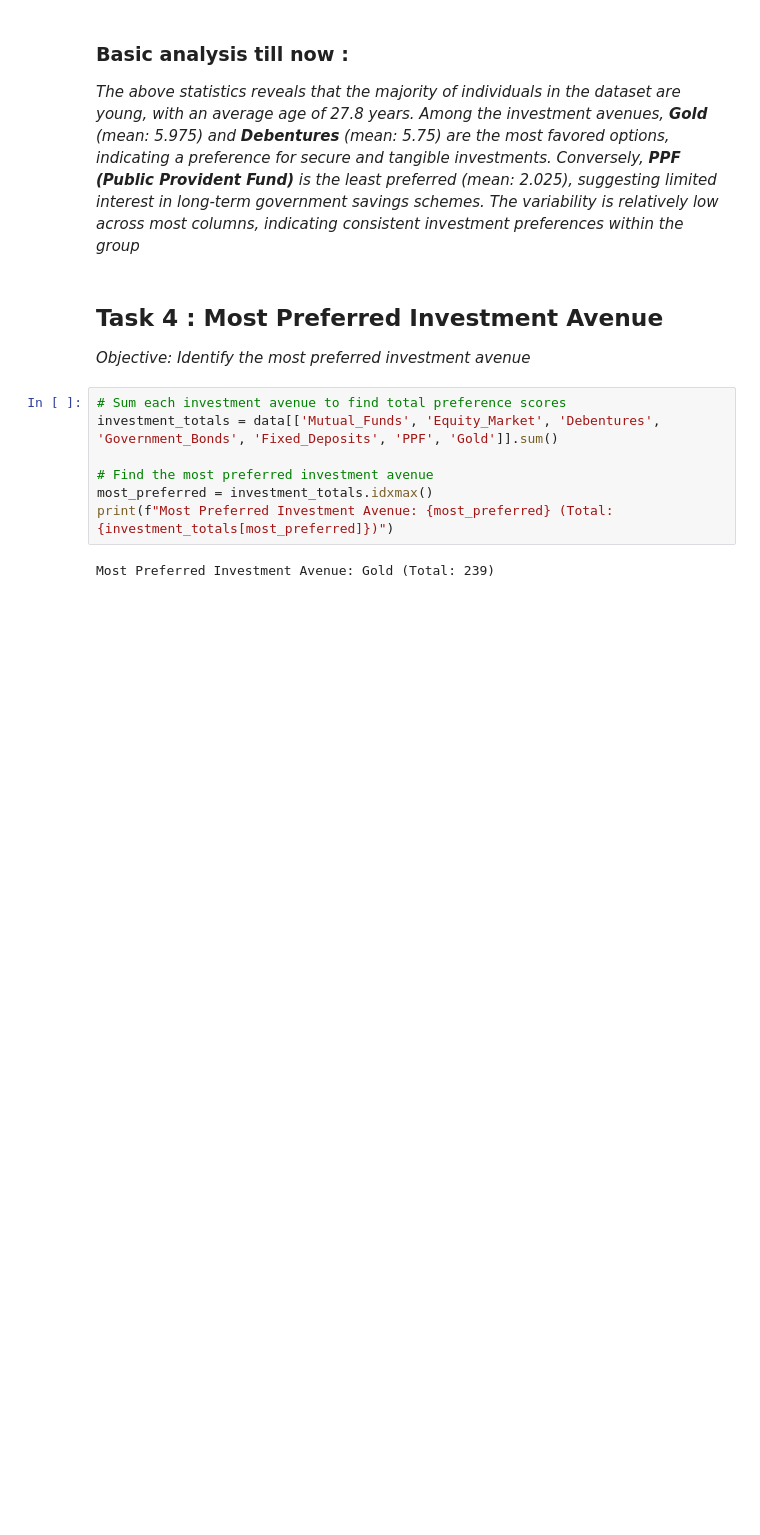
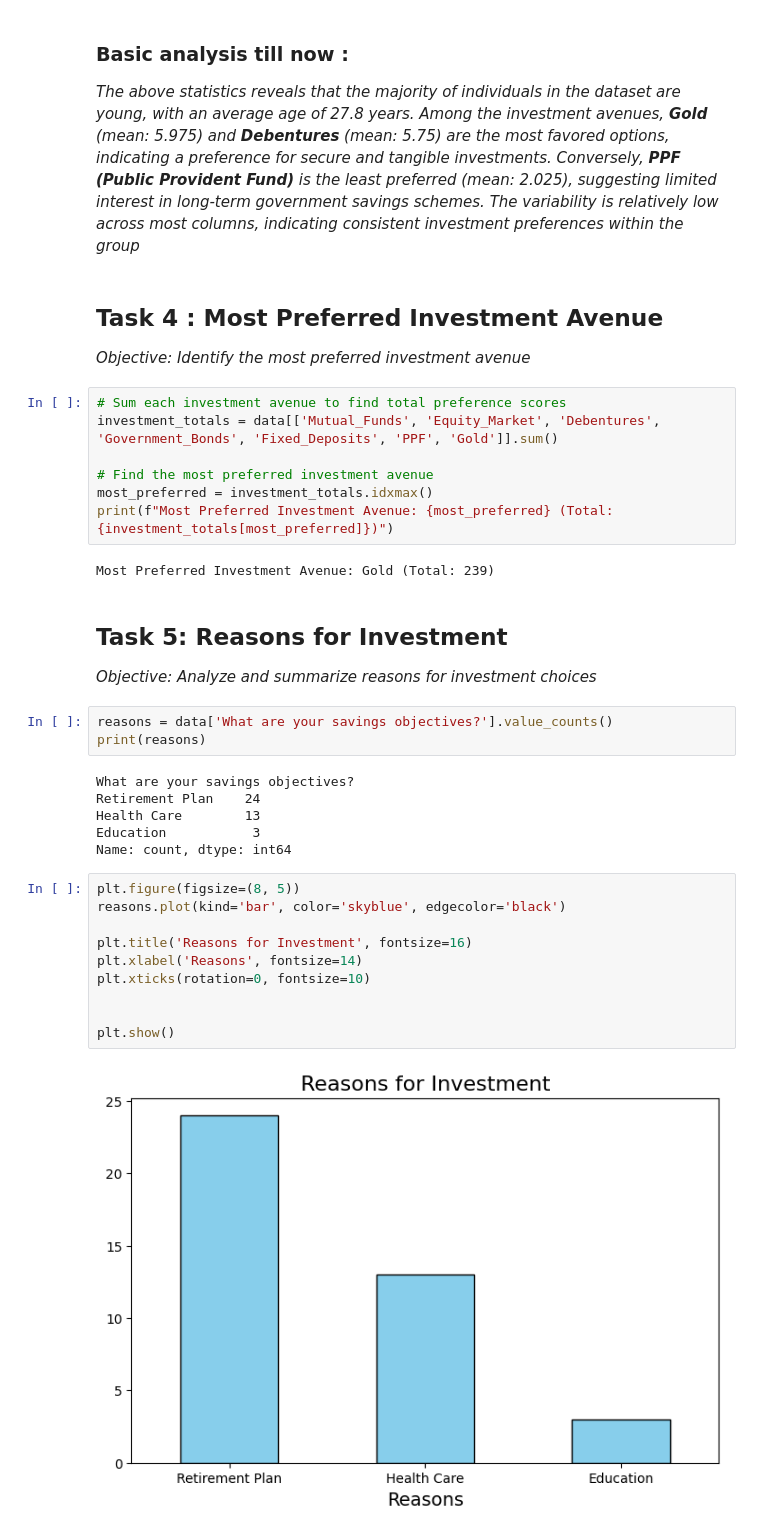
Before and after one commit to Nowshin1009/Data-Analysis-with-python, a Jupyter notebook: BA intern/analysis.ipynb, the cells around one changed output. Saved outputs shown, nothing was run; the diff lists cells and outputs as text; blank space fills up the shorter version.

```diff
--- a/BA intern/analysis.ipynb
+++ b/BA intern/analysis.ipynb
@@ -137,3 +137,27 @@ most_preferred = investment_totals.idxmax()
 print(f"Most Preferred Investment Avenue: {most_preferred} (Total: {investment_totals[most_preferred]})")
 # %% [output]
 Most Preferred Investment Avenue: Gold (Total: 239)
+# %% [markdown]
+## Task 5: Reasons for Investment
+_Objective: Analyze and summarize reasons for investment choices_
+# %%
+reasons = data['What are your savings objectives?'].value_counts()
+print(reasons)
+# %% [output]
+What are your savings objectives?
+Retirement Plan    24
+Health Care        13
+Education           3
+Name: count, dtype: int64
+# %%
+plt.figure(figsize=(8, 5))
+reasons.plot(kind='bar', color='skyblue', edgecolor='black')
+
+plt.title('Reasons for Investment', fontsize=16)
+plt.xlabel('Reasons', fontsize=14)
+plt.xticks(rotation=0, fontsize=10)
+
+
+plt.show()
+# %% [output]
+[figure, added]
```
Also changed, not shown: parts of 1 cell of this notebook, 13 other files.
